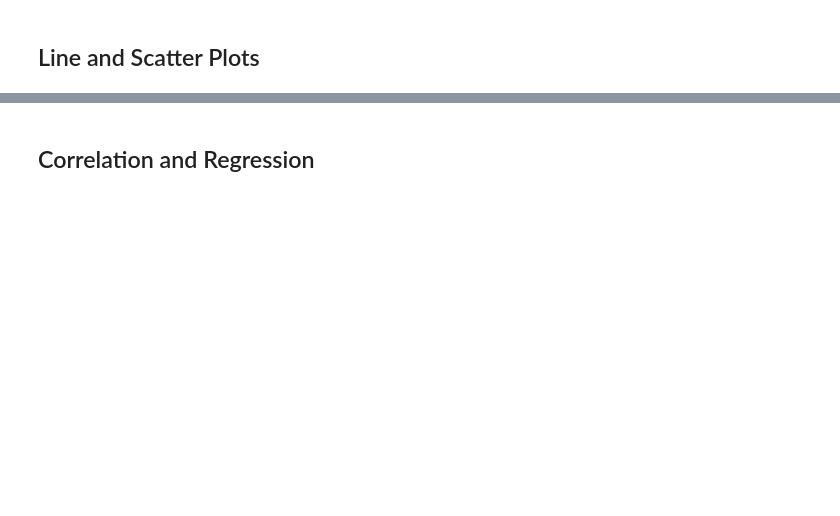
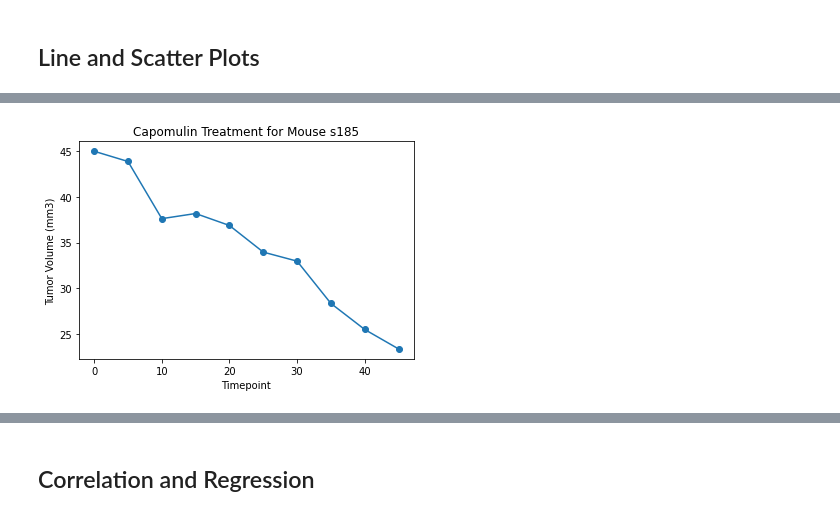
Before and after one commit to kkimoto22/Matplotlib, a Jupyter notebook: Instructions/Pymaceuticals/pymaceuticals.ipynb, the cells around one changed output, grey strips where cells are left out. Saved outputs shown, nothing was run; the diff lists cells and outputs as text; code cells hidden in the pictures; blank space fills up the shorter version.

```diff
--- a/Instructions/Pymaceuticals/pymaceuticals_starter.ipynb
+++ b/Instructions/Pymaceuticals/pymaceuticals.ipynb
@@ -311,3 +316,5 @@ ValueError: ('Lengths must match to compare', (1880,), (10,))
 ## Line and Scatter Plots
 # %%
 # Generate a line plot of tumor volume vs. time point for a mouse treated with Capomulin
+capomulin_df = merged_df[merged_df["Drug Regimen"] == "Capomulin"]
+capomulin_df.head()
@@ -315,0 +328,11 @@ ValueError: ('Lengths must match to compare', (1880,), (10,))
+# %%
+# First mouse in list treated by Capomulin using .head() shows mouse with "Mouse ID": s185
+mouse_one = capomulin_df.loc[merged_df["Mouse ID"] == "s185"]
+
+plt.plot(mouse_one["Timepoint"], mouse_one["Tumor Volume (mm3)"], marker='o')
+plt.xlabel("Timepoint")
+plt.ylabel("Tumor Volume (mm3)")
+plt.title("Capomulin Treatment for Mouse s185")
+plt.show()
+# %% [output]
+[figure, added]
```
Also changed, not shown: parts of 10 cells of this notebook.
